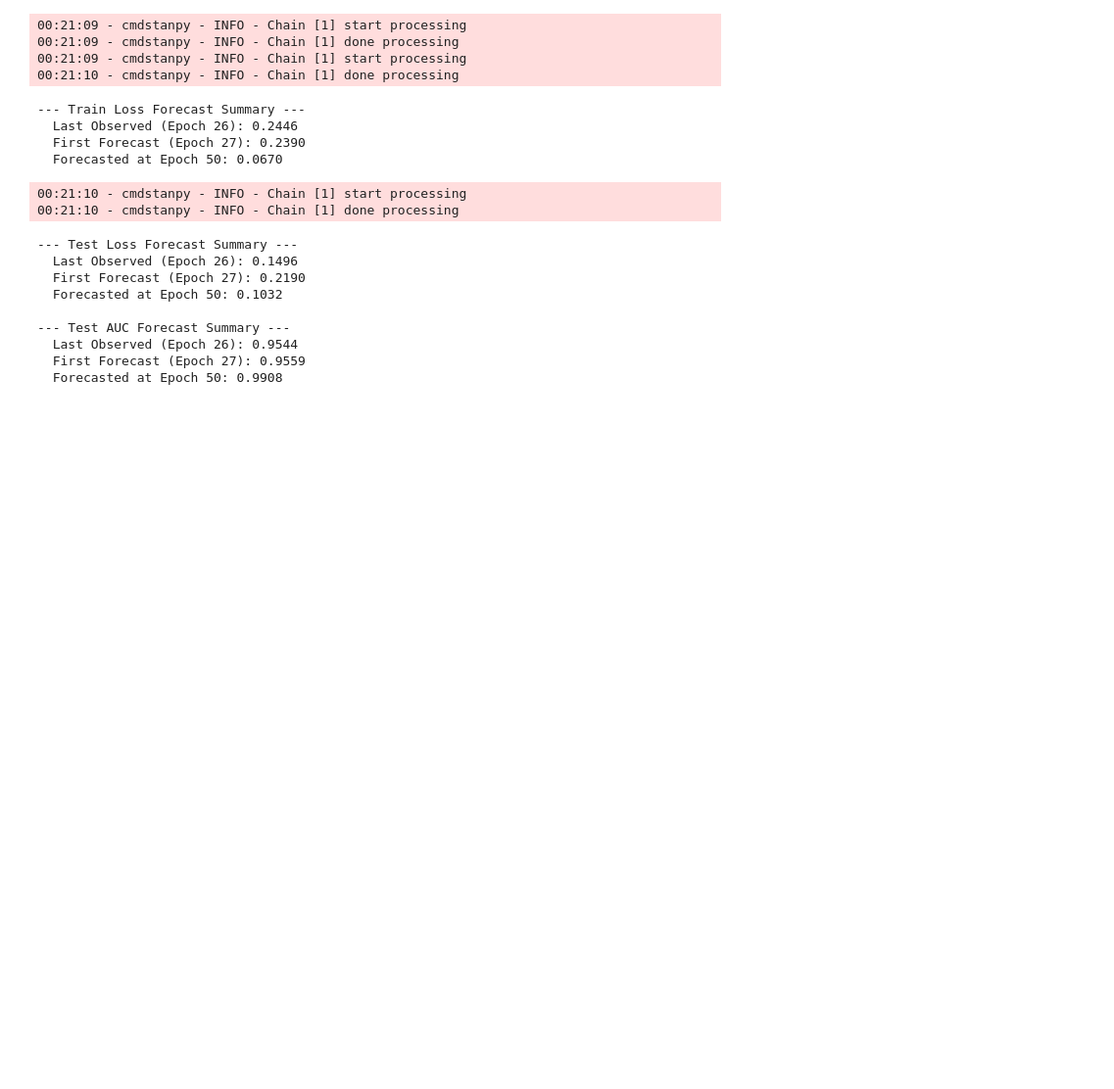
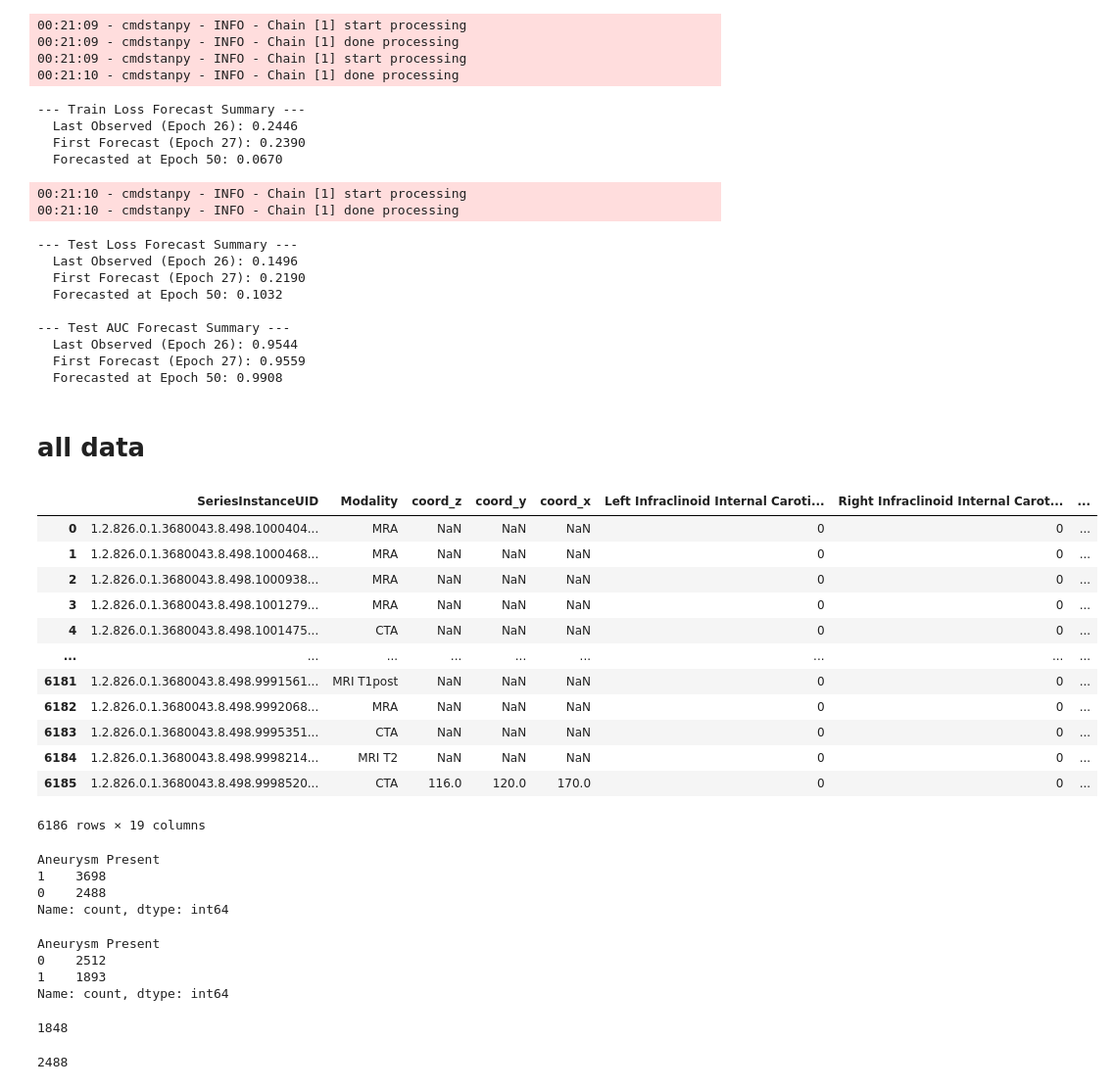
Before and after one commit to BhaveshSolanki32/Aneurysm_detection, a Jupyter notebook: train_data.ipynb, the cells around one changed output. Shown at 98% size. Cells and saved outputs as stored; diff of their text form; code cells hidden in the pictures; blank space fills up the shorter version.

Commit message:
all data processed

```diff
--- a/train_data.ipynb
+++ b/train_data.ipynb
@@ -946,3 +946,5 @@ for series_name, series in zip(['Train Loss', 'Test Loss', 'Test AUC'],
   Last Observed (Epoch 26): 0.9544
   First Forecast (Epoch 27): 0.9559
   Forecasted at Epoch 50: 0.9908
+# %% [markdown]
+# all data
@@ -948,0 +955,40 @@ for series_name, series in zip(['Train Loss', 'Test Loss', 'Test AUC'],
+# %%
+df_all = pd.read_csv(r'processed_data_unified\all_scan_csv_label.csv')
+df_all
+# %% [output]
+|  | SeriesInstanceUID | Modality | coord_z | coord_y | coord_x | Left Infraclinoid Internal Caroti... | Right Infraclinoid Internal Carot... | ... |
+| 0 | 1.2.826.0.1.3680043.8.498.1000404... | MRA | NaN | NaN | NaN | 0 | 0 | ... |
+| 1 | 1.2.826.0.1.3680043.8.498.1000468... | MRA | NaN | NaN | NaN | 0 | 0 | ... |
+| 2 | 1.2.826.0.1.3680043.8.498.1000938... | MRA | NaN | NaN | NaN | 0 | 0 | ... |
+| 3 | 1.2.826.0.1.3680043.8.498.1001279... | MRA | NaN | NaN | NaN | 0 | 0 | ... |
+| 4 | 1.2.826.0.1.3680043.8.498.1001475... | CTA | NaN | NaN | NaN | 0 | 0 | ... |
+| ... | ... | ... | ... | ... | ... | ... | ... | ... |
+| 6181 | 1.2.826.0.1.3680043.8.498.9991561... | MRI T1post | NaN | NaN | NaN | 0 | 0 | ... |
+| 6182 | 1.2.826.0.1.3680043.8.498.9992068... | MRA | NaN | NaN | NaN | 0 | 0 | ... |
+| 6183 | 1.2.826.0.1.3680043.8.498.9995351... | CTA | NaN | NaN | NaN | 0 | 0 | ... |
+| 6184 | 1.2.826.0.1.3680043.8.498.9998214... | MRI T2 | NaN | NaN | NaN | 0 | 0 | ... |
+| 6185 | 1.2.826.0.1.3680043.8.498.9998520... | CTA | 116.0 | 120.0 | 170.0 | 0 | 0 | ... |
+6186 rows × 19 columns
+# %%
+df_all['Aneurysm Present'].value_counts()
+# %% [output]
+Aneurysm Present
+1    3698
+0    2488
+Name: count, dtype: int64
+# %%
+df_train = pd.read_csv(r'rsna-intracranial-aneurysm-detection\train.csv')
+df_train['Aneurysm Present'].value_counts()
+# %% [output]
+Aneurysm Present
+0    2512
+1    1893
+Name: count, dtype: int64
+# %%
+df_all[df_all['Aneurysm Present']==1]['SeriesInstanceUID'].nunique()
+# %% [output]
+1848
+# %%
+df_all[df_all['Aneurysm Present']==0]['SeriesInstanceUID'].nunique()
+# %% [output]
+2488
```
Also changed, not shown: parts of 1 cell of this notebook, 11 other files.
